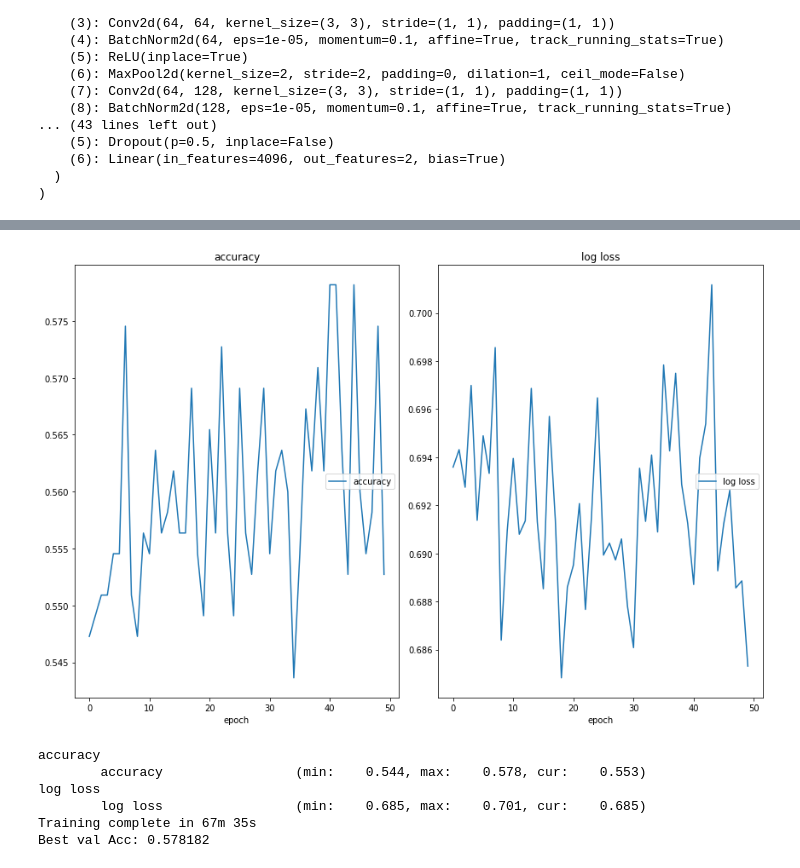
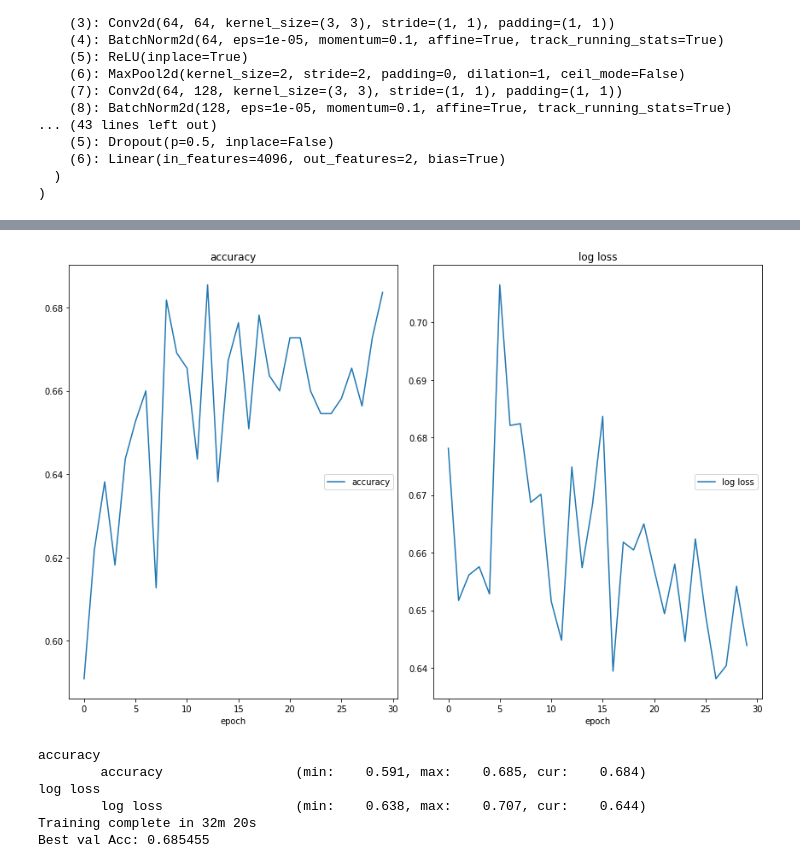
Before and after one commit to ranton256/cs583_final_project_classify, a Jupyter notebook: cs583_final_project_classifier_from_scratch.ipynb, the cells around one changed output, grey strips where cells are left out. Cells and saved outputs as stored; diff of their text form; code cells hidden in the pictures.

```diff
--- a/cs583_final_project_classifier_from_scratch.ipynb
+++ b/cs583_final_project_classifier_from_scratch.ipynb
@@ -146,9 +147,6 @@ data_transforms = {
         transforms.Normalize([0.485, 0.456, 0.406], [0.229, 0.224, 0.225])
     ]),
 }
-# TODO: add gaussian noise
-# TODO: color space??
-
 
 data_dir = 'felines_and_canines'
 image_datasets = {x: datasets.ImageFolder(os.path.join(data_dir, x),
@@ -157,7 +155,7 @@ image_datasets = {x: datasets.ImageFolder(os.path.join(data_dir, x),
 dataloaders = {x: torch.utils.data.DataLoader(image_datasets[x], batch_size=4,
                                              shuffle=True, num_workers=2)
               for x in ['train', 'val','test']}
-dataset_sizes = {x: len(image_datasets[x]) for x in ['train', 'val']}
+dataset_sizes = {x: len(image_datasets[x]) for x in ['train', 'val', 'test']}
 class_names = image_datasets['train'].classes
 
 device = torch.device("cuda:0" if torch.cuda.is_available() else "cpu")
@@ -184,7 +182,6 @@ if pretrained:
   for param in vgg16.features.parameters():
       param.require_grad = False
 
-  # TODO: try fine tuning the layers instead of freezing.
 else:
   # create a fresh model with VGG16 architecture.
   vgg16 = models.vgg16_bn(pretrained=False)
@@ -208,31 +205,16 @@ model_ft = vgg16
 
 criterion = nn.CrossEntropyLoss()
 
-# hmm
 if torch.cuda.is_available():
   model_ft = model_ft.cuda()
   criterion = criterion.cuda()
 
-# Observe that all parameters are being optimized
-#optimizer_ft = optim.SGD(model_ft.parameters(), lr=0.001, momentum=0.9)
-optimizer_ft = optim.SGD(model_ft.parameters(), lr=0.001, momentum=0.9, nesterov=True)
 
+#optimizer_ft = optim.SGD(model_ft.parameters(), lr=0.0003, momentum=0.9, nesterov=False)
+#optimizer_ft = optim.SGD(model_ft.parameters(), lr=0.0003, momentum=0.9, nesterov=True)
+#optimizer_ft = torch.optim.Adam(model_ft.parameters(), lr=0.001, betas=(0.9, 0.999), eps=1e-08, weight_decay=0, amsgrad=False)
 
-# Trying adam
-#optimizer_ft = torch.optim.Adam(model_ft.parameters(), lr=0.001, betas=(0.9, 0.999), eps=1e-08, weight_decay=0, amsgrad=False)
-#optimizer_ft = torch.optim.Adam(model_ft.parameters(), lr=0.005, betas=(0.9, 0.999), eps=1e-08, weight_decay=0, amsgrad=False)
-#optimizer_ft = torch.optim.Adam(model_ft.parameters())
-
-# try amsgrad=True was better when not pretraining
-#optimizer_ft = torch.optim.Adam(model_ft.parameters(), lr=0.003, betas=(0.9, 0.999), eps=1e-08, weight_decay=0, amsgrad=True)
-#optimizer_ft = torch.optim.Adam(model_ft.parameters(), lr=0.008, betas=(0.9, 0.999), eps=1e-08, weight_decay=0, amsgrad=True)
-
-# Decay LR by a factor of 0.1 every 7 epochs
-#exp_lr_scheduler = lr_scheduler.StepLR(optimizer_ft, step_size=7, gamma=0.1)
-#exp_lr_scheduler = lr_scheduler.StepLR(optimizer_ft, step_size=7, gamma=0.03)
-
-# this was best without pretraining
-#exp_lr_scheduler = lr_scheduler.StepLR(optimizer_ft, step_size=7, gamma=0.05)
+optimizer_ft = torch.optim.Adadelta(model_ft.parameters(), lr=0.001, rho=0.9, eps=1e-06, weight_decay=0)
 
 # slowing down LR decay
 exp_lr_scheduler = lr_scheduler.StepLR(optimizer_ft, step_size=9, gamma=0.03)
@@ -263,13 +239,13 @@ found_lr = 1e-2
 # %%
-model_ft = training.train_model(model_ft, dataloaders, dataset_sizes, device, criterion, optimizer_ft, exp_lr_scheduler, num_epochs=50)
+model_ft = training.train_model(model_ft, dataloaders, dataset_sizes, device, criterion, optimizer_ft, exp_lr_scheduler, num_epochs=30)
 # %% [output]
-[figure, old version]
+[figure, new version]
 accuracy
-        accuracy                 (min:    0.544, max:    0.578, cur:    0.553)
+        accuracy                 (min:    0.591, max:    0.685, cur:    0.684)
 log loss
-        log loss                 (min:    0.685, max:    0.701, cur:    0.685)
-Training complete in 67m 35s
-Best val Acc: 0.578182
+        log loss                 (min:    0.638, max:    0.707, cur:    0.644)
+Training complete in 32m 20s
+Best val Acc: 0.685455
 # %%
 training.visualize_model(model_ft, dataloaders, class_names, device)
 # %% [output]
```
Also changed, not shown: parts of 11 cells of this notebook.
